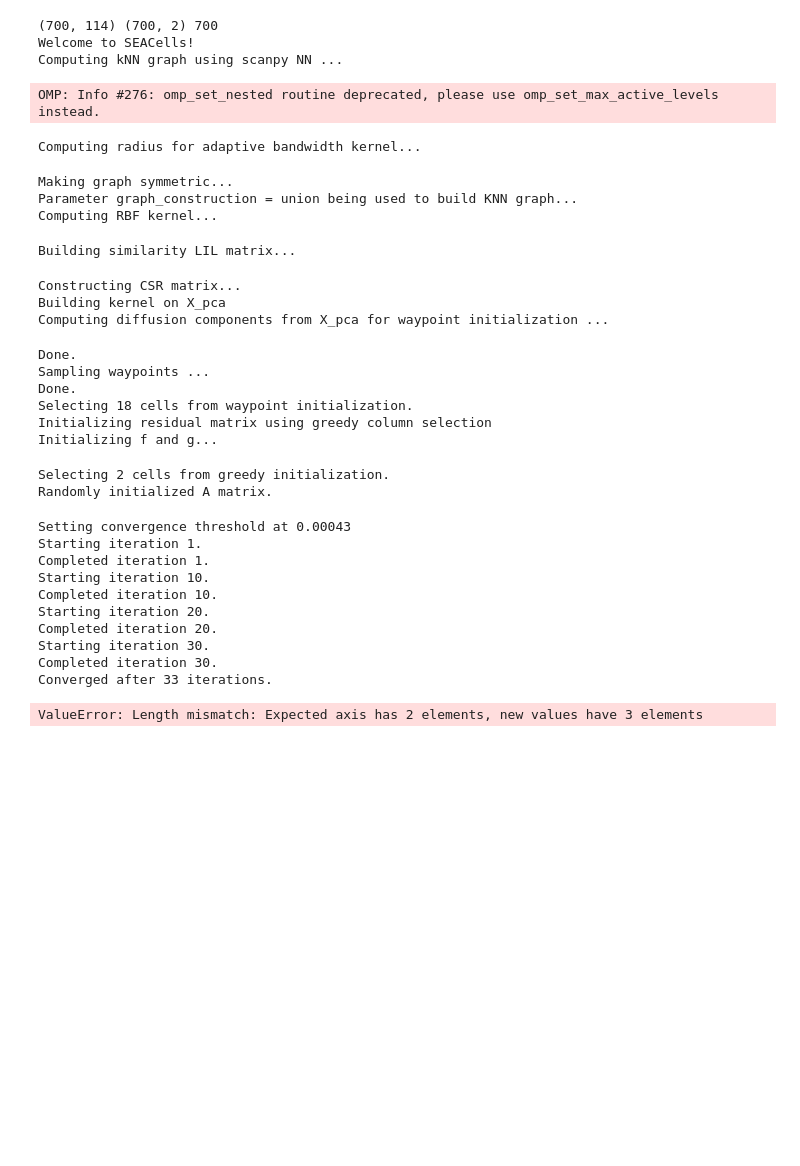
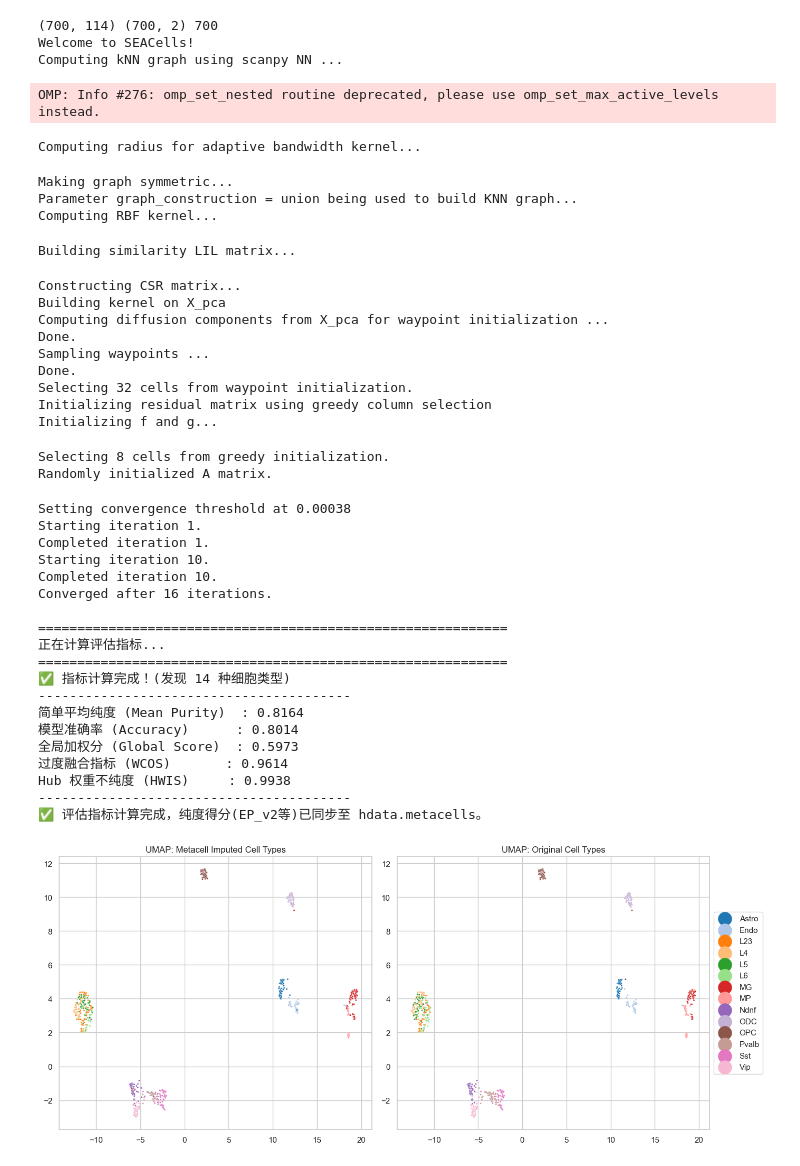
Before and after one commit to CCCKW/hstack, a Jupyter notebook: seacell.ipynb, the cells around one changed output. Cells and saved outputs as stored; diff of their text form; code cells hidden in the pictures; blank space fills up the shorter version.

```diff
--- a/seacell.ipynb
+++ b/seacell.ipynb
@@ -14,7 +14,7 @@ import os
 import h5py
 import stark as sk
 # %%
-num= 20
+num= 40
 lb = []
 path = '/Users/ckw/warehouse/metacell/data/test_700_snm3c'
 for val in os.listdir(path):
@@ -60,7 +60,7 @@ hdata = sk.create_hdata_from_adata(adata,
                         chrom_list=[f"chr{i}" for i in range(1, 23)],
                         resolution=500000)
 purity_df, metrics = sk.tl.evaluate(hdata, hdata.obs['label'])
-result[num] = metrics
+# result[num] = metrics
 # %% [output]
 (700, 114) (700, 2) 700
 Welcome to SEACells!
@@ -74,22 +74,34 @@ Building similarity LIL matrix...
 Constructing CSR matrix...
 Building kernel on X_pca
 Computing diffusion components from X_pca for waypoint initialization ...
+Done.
+Sampling waypoints ...
+Done.
+Selecting 32 cells from waypoint initialization.
+Initializing residual matrix using greedy column selection
+Initializing f and g...
-Done.
-Sampling waypoints ...
-Done.
-Selecting 18 cells from waypoint initialization.
-Initializing residual matrix using greedy column selection
-Initializing f and g...
+Selecting 8 cells from greedy initialization.
+Randomly initialized A matrix.
-Selecting 2 cells from greedy initialization.
-Randomly initialized A matrix.
+Setting convergence threshold at 0.00038
+Starting iteration 1.
+Completed iteration 1.
+Starting iteration 10.
+Completed iteration 10.
+Converged after 16 iterations.
+
+============================================================
+正在计算评估指标...
+============================================================
+✅ 指标计算完成！(发现 14 种细胞类型)
+----------------------------------------
+简单平均纯度 (Mean Purity)  : 0.8164
+模型准确率 (Accuracy)      : 0.8014
+全局加权分 (Global Score)  : 0.5973
+过度融合指标 (WCOS)       : 0.9614
+Hub 权重不纯度 (HWIS)     : 0.9938
+----------------------------------------
+✅ 评估指标计算完成，纯度得分(EP_v2等)已同步至 hdata.metacells。
-Setting convergence threshold at 0.00043
-Starting iteration 1.
-Completed iteration 1.
-Starting iteration 10.
-Completed iteration 10.
-Starting iteration 20.
-Completed iteration 20.
-Starting iteration 30.
-Completed iteration 30.
-Converged after 33 iterations.
-ValueError: Length mismatch: Expected axis has 2 elements, new values have 3 elements
+# %%
+sk.pl.plot_umap_comparison(hdata, resolution=500000)
+# %% [output]
+[figure, added]
```
Also changed, not shown: parts of 3 cells of this notebook, 6 other files.
